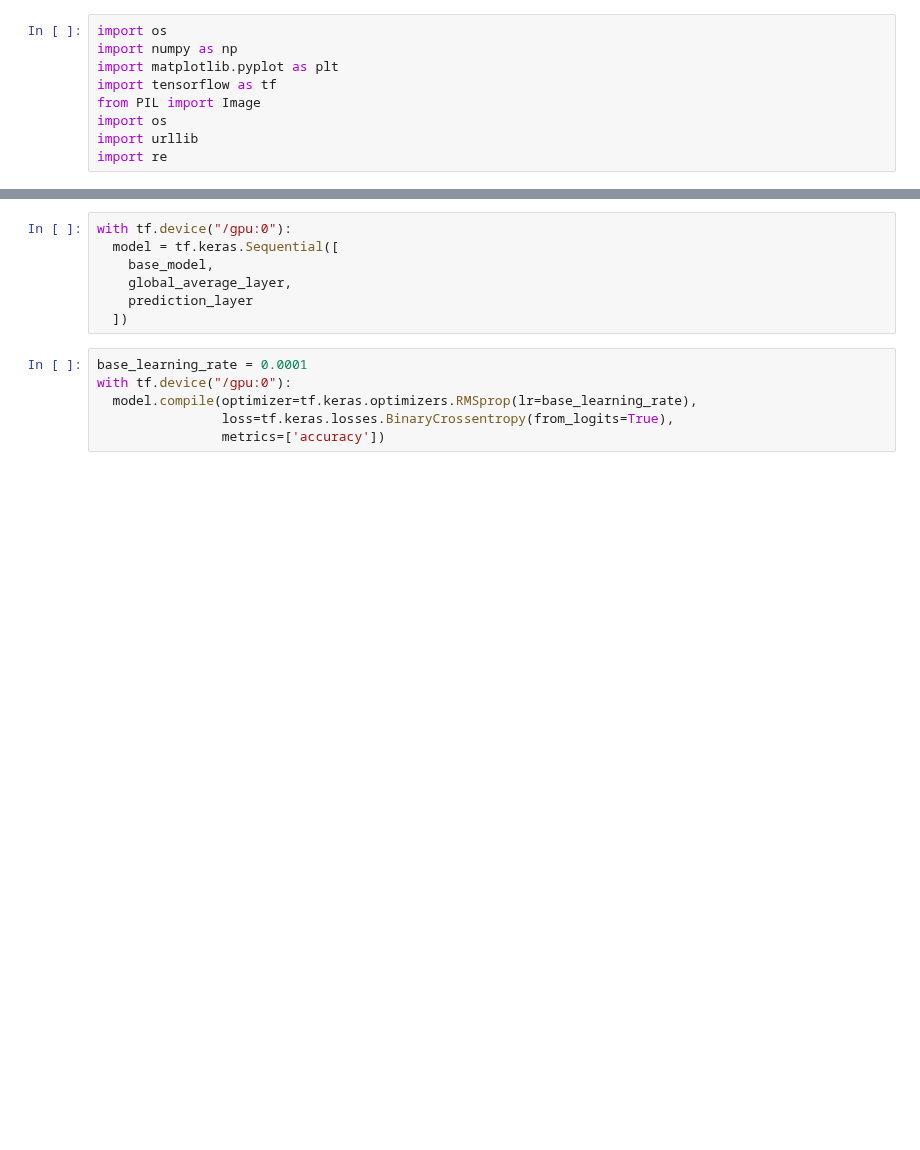
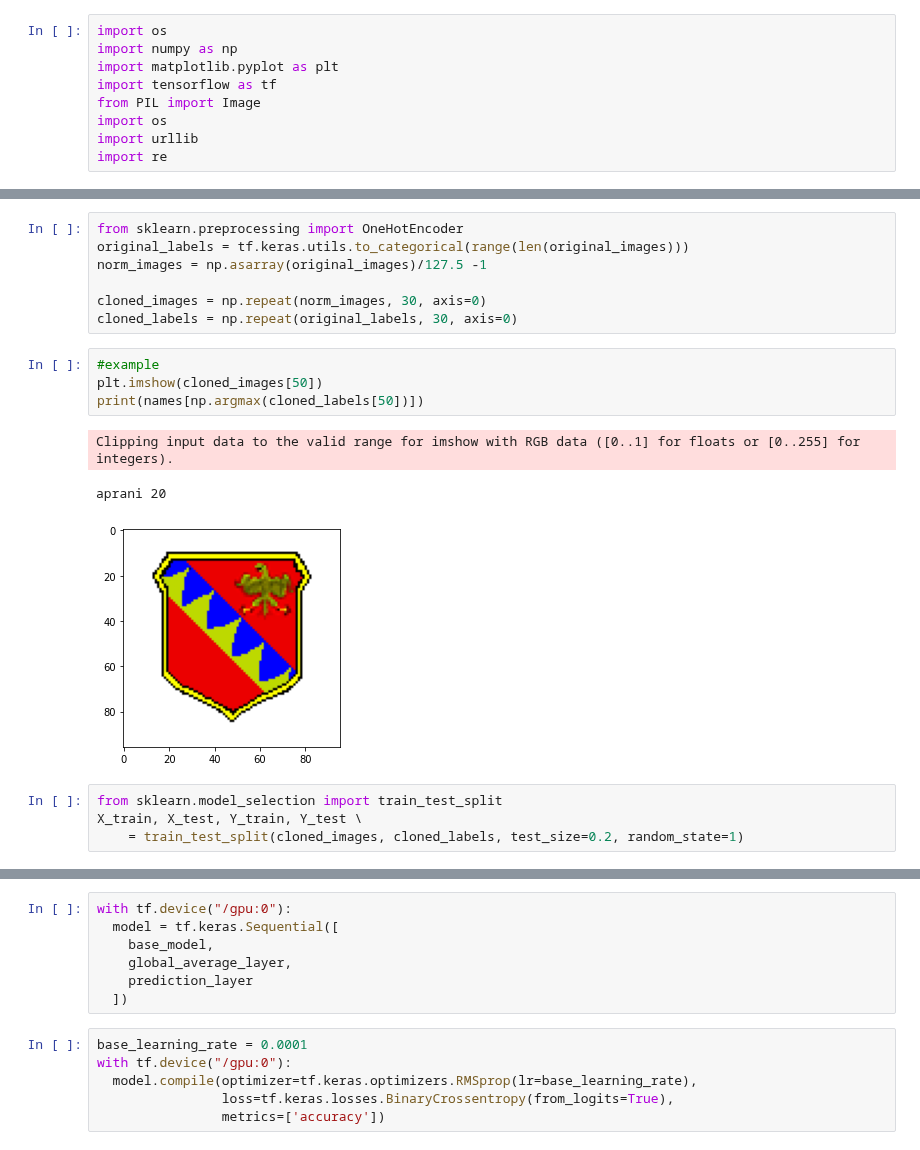
Before and after one commit to raeubaen/misc, a Jupyter notebook: MobileNet_TransferLearning.ipynb, the cells around one changed output, grey strips where cells are left out. Saved outputs shown, nothing was run; the diff lists cells and outputs as text; blank space fills up the shorter version.

```diff
--- a/MobileNet_TransferLearning.ipynb
+++ b/MobileNet_TransferLearning.ipynb
@@ -69,3 +47,22 @@ TensorShape([32, 160, 160, 3])
+# %%
+from sklearn.preprocessing import OneHotEncoder
+original_labels = tf.keras.utils.to_categorical(range(len(original_images)))
+norm_images = np.asarray(original_images)/127.5 -1
+
+cloned_images = np.repeat(norm_images, 30, axis=0)
+cloned_labels = np.repeat(original_labels, 30, axis=0)
+# %%
+#example
+plt.imshow(cloned_images[50])
+print(names[np.argmax(cloned_labels[50])])
+# %% [output]
+Clipping input data to the valid range for imshow with RGB data ([0..1] for floats or [0..255] for integers).
+aprani 20
+[figure, added]
+# %%
+from sklearn.model_selection import train_test_split
+X_train, X_test, Y_train, Y_test \
+    = train_test_split(cloned_images, cloned_labels, test_size=0.2, random_state=1)
 # %%
 IMG_SHAPE = (IMG_SIZE, IMG_SIZE, 3)
 
```
Also changed, not shown: parts of 18 cells of this notebook.
